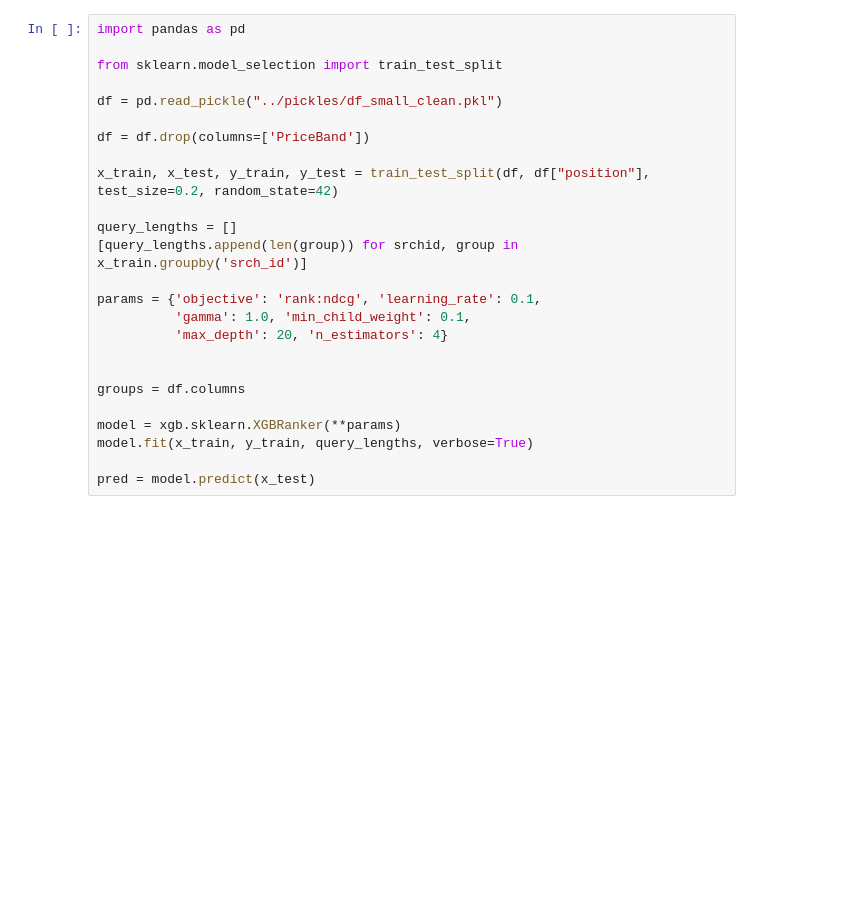
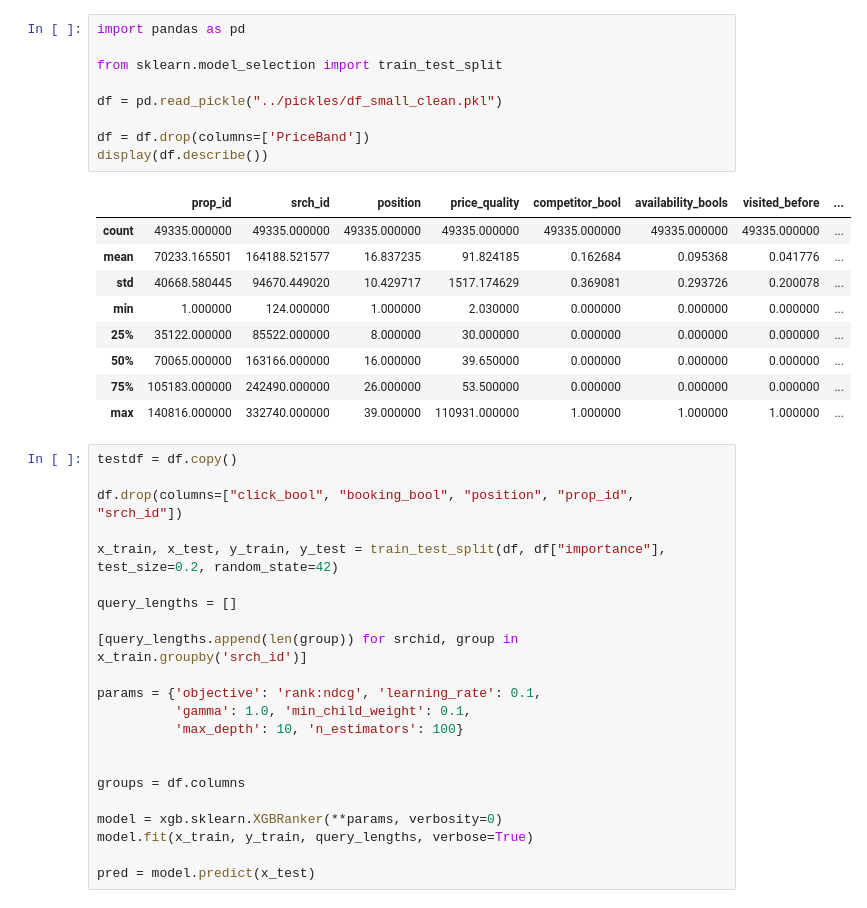
Before and after one commit to NatasjaWezel/DataMiningTechniques, a Jupyter notebook: Assignment2/rank_test_xgboost/xgboost_rank_test.ipynb, the cells around one changed output. Cells and saved outputs as stored; diff of their text form; blank space fills up the shorter version.

```diff
--- a/Assignment2/rank_test_xgboost/xgboost_rank_test.ipynb
+++ b/Assignment2/rank_test_xgboost/xgboost_rank_test.ipynb
@@ -45,25 +51,41 @@ print(pred2)
+# %%
+import pandas as pd
+
+from sklearn.model_selection import train_test_split
+
+df = pd.read_pickle("../pickles/df_small_clean.pkl")
+
+df = df.drop(columns=['PriceBand'])
+display(df.describe())
+# %% [output]
+|  | prop_id | srch_id | position | price_quality | competitor_bool | availability_bools | visited_before | ... |
+| count | 49335.000000 | 49335.000000 | 49335.000000 | 49335.000000 | 49335.000000 | 49335.000000 | 49335.000000 | ... |
+| mean | 70233.165501 | 164188.521577 | 16.837235 | 91.824185 | 0.162684 | 0.095368 | 0.041776 | ... |
+| std | 40668.580445 | 94670.449020 | 10.429717 | 1517.174629 | 0.369081 | 0.293726 | 0.200078 | ... |
+| min | 1.000000 | 124.000000 | 1.000000 | 2.030000 | 0.000000 | 0.000000 | 0.000000 | ... |
+| 25% | 35122.000000 | 85522.000000 | 8.000000 | 30.000000 | 0.000000 | 0.000000 | 0.000000 | ... |
+| 50% | 70065.000000 | 163166.000000 | 16.000000 | 39.650000 | 0.000000 | 0.000000 | 0.000000 | ... |
+| 75% | 105183.000000 | 242490.000000 | 26.000000 | 53.500000 | 0.000000 | 0.000000 | 0.000000 | ... |
+| max | 140816.000000 | 332740.000000 | 39.000000 | 110931.000000 | 1.000000 | 1.000000 | 1.000000 | ... |
 # %%
-import pandas as pd
+testdf = df.copy()
 
-from sklearn.model_selection import train_test_split
+df.drop(columns=["click_bool", "booking_bool", "position", "prop_id", "srch_id"])
 
-df = pd.read_pickle("../pickles/df_small_clean.pkl")
-
-df = df.drop(columns=['PriceBand'])
-
-x_train, x_test, y_train, y_test = train_test_split(df, df["position"], test_size=0.2, random_state=42)
+x_train, x_test, y_train, y_test = train_test_split(df, df["importance"], test_size=0.2, random_state=42)
 
 query_lengths = []
+
 [query_lengths.append(len(group)) for srchid, group in x_train.groupby('srch_id')]
 
 params = {'objective': 'rank:ndcg', 'learning_rate': 0.1,
           'gamma': 1.0, 'min_child_weight': 0.1,
-          'max_depth': 20, 'n_estimators': 4}
+          'max_depth': 10, 'n_estimators': 100}
 
 
 groups = df.columns
 
-model = xgb.sklearn.XGBRanker(**params)
+model = xgb.sklearn.XGBRanker(**params, verbosity=0)
 model.fit(x_train, y_train, query_lengths, verbose=True)
 
 pred = model.predict(x_test)
```
Also changed, not shown: parts of 4 cells of this notebook, 2 other files.
